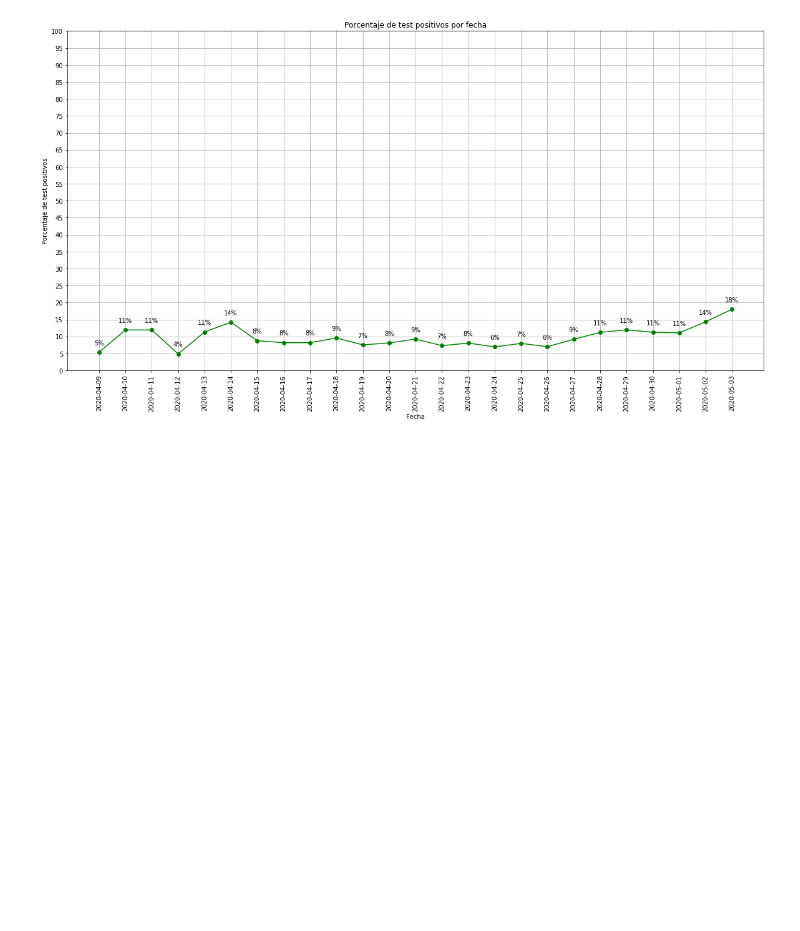
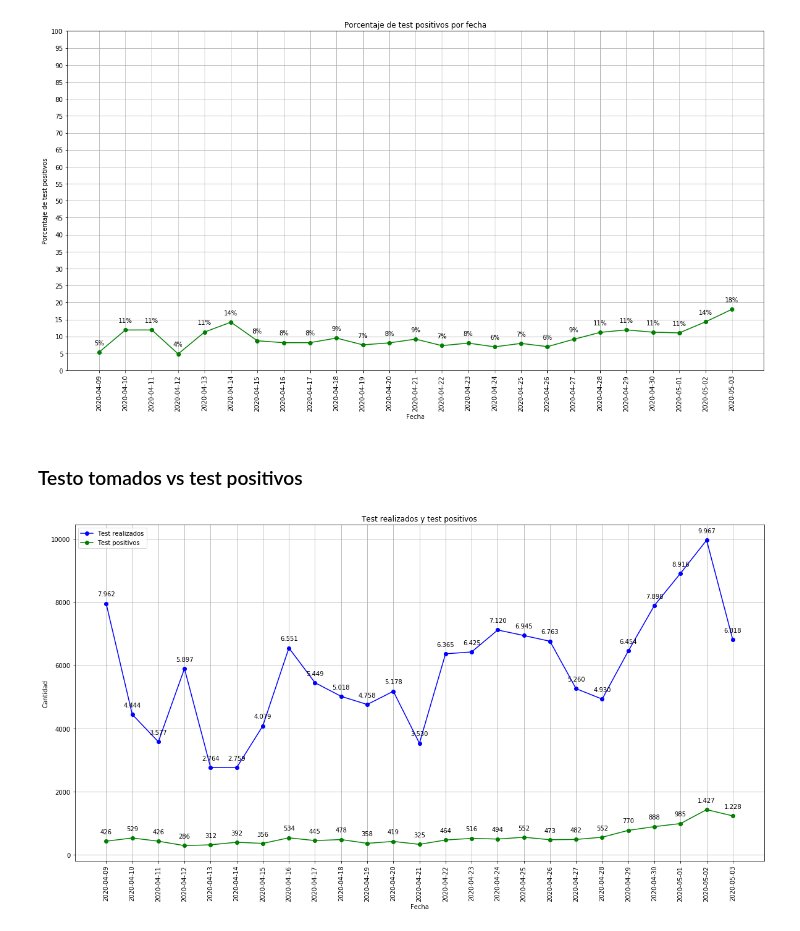
Before and after one commit to patricionicolas/Covid-19-Chile, a Jupyter notebook: PCR.ipynb, the cells around one changed output. Drawn from its saved outputs; the diff is of its cells as text; code cells hidden in the pictures; blank space fills up the shorter version.

Commit message:
Feat: Gráfico test tomados vs positivos
Se agrega el gráfico que muestra los test tomados vs los positivos.

```diff
--- a/PCR.ipynb
+++ b/PCR.ipynb
@@ -192,3 +192,33 @@ plt.yticks(np.arange(0, 105, 5))
 plt.show()
 # %% [output]
 [figure]
+# %% [markdown]
+### Testo tomados vs test positivos
+# %%
+def labelonbars(X, Y):
+    n = len(X)
+    for i in range (n):
+        number = '{:,}'.format(int(Y[i])).replace(',', '.')
+        number = str(number)
+        plt.annotate(
+            number, xy=(X[i], Y[i]),
+            xytext =(0, 10),
+            textcoords="offset points",
+            ha ='center', va='bottom')
+
+plt.figure(figsize=(20,10))
+plt.plot(df["Fecha"], df["PCRS"], 'bo-')
+labelonbars(df["Fecha"], df["PCRS"])
+
+plt.plot(df["Fecha"], df["Positivos"], 'go-')
+labelonbars(df["Fecha"], df["Positivos"])
+
+plt.xlabel('Fecha')
+plt.ylabel("Cantidad")
+plt.title("Test realizados y test positivos")
+plt.grid()
+plt.xticks(df["Fecha"], rotation='vertical')
+plt.legend(["Test realizados", "Test positivos"])
+plt.show()
+# %% [output]
+[figure, added]
```
